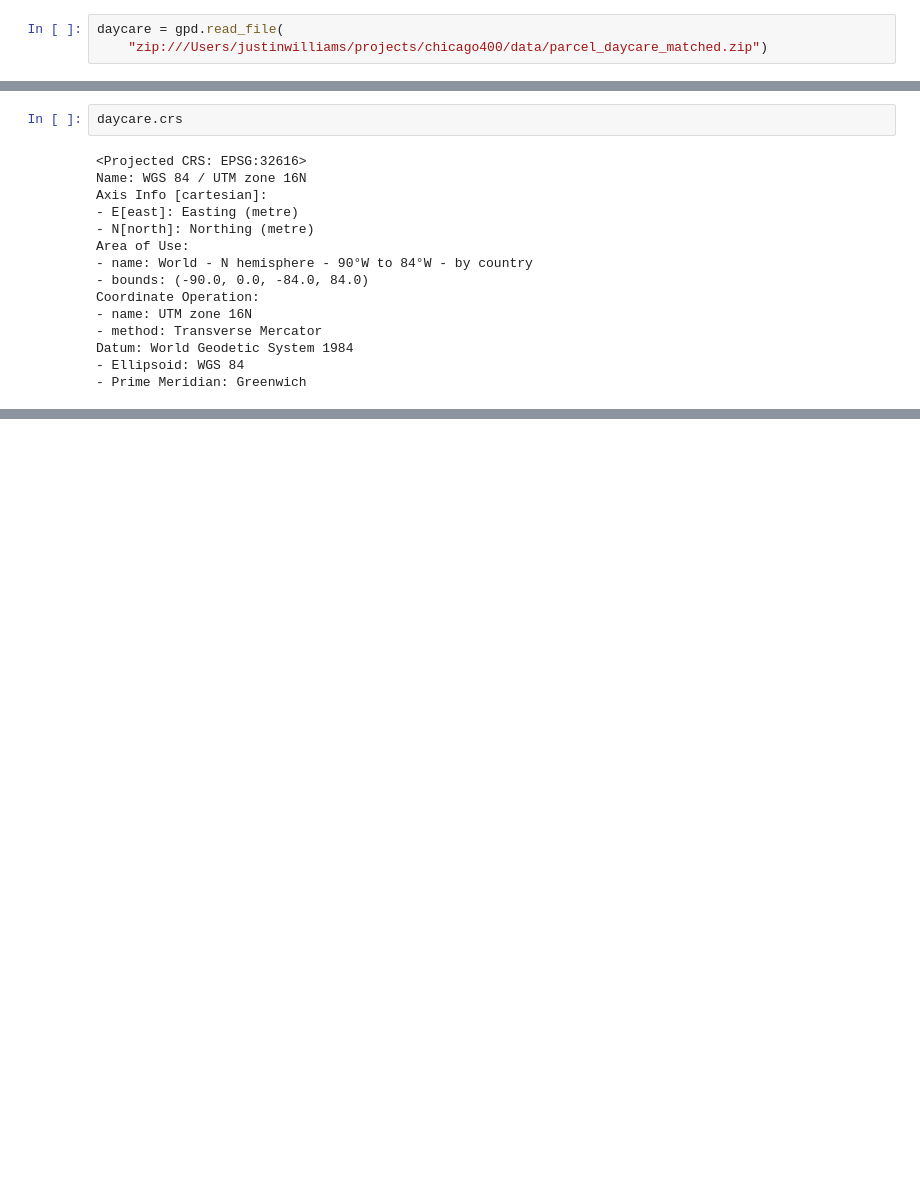
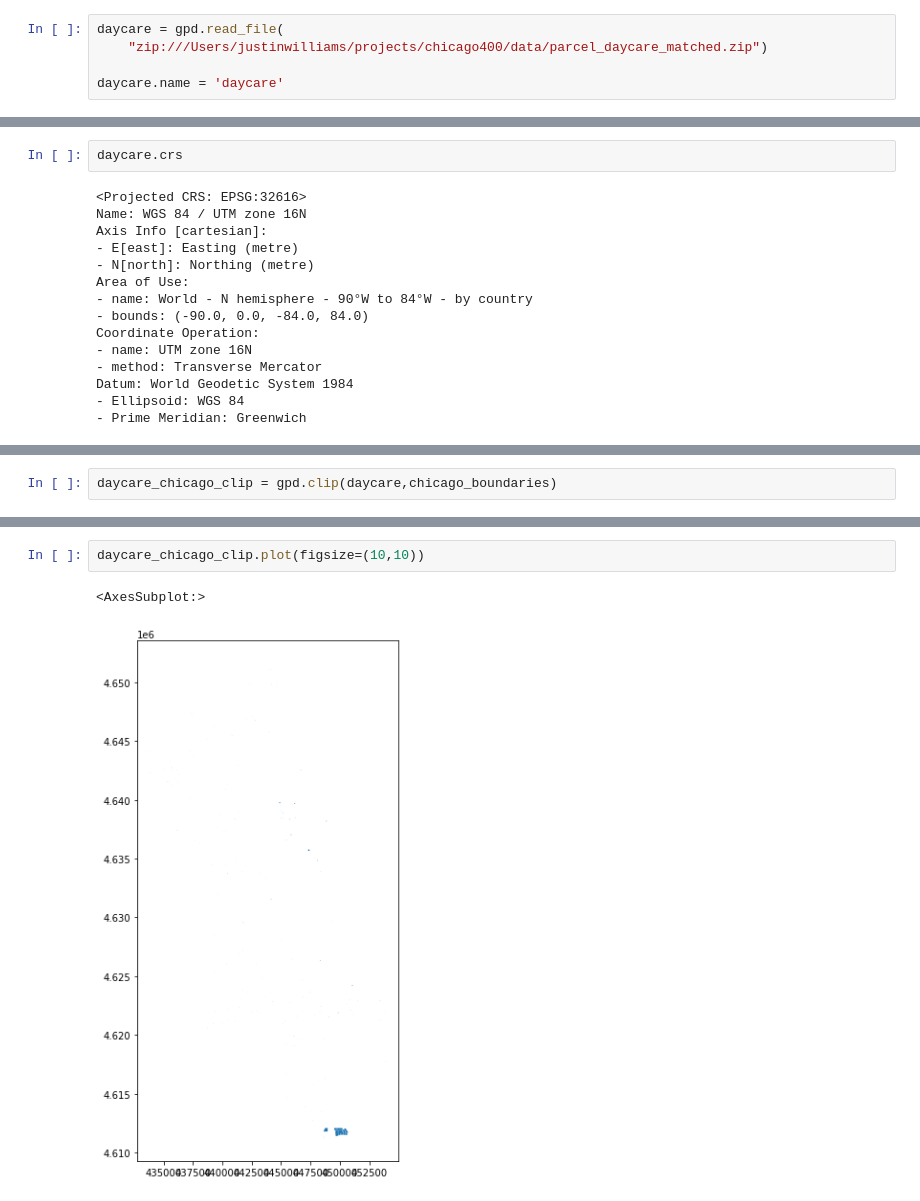
Before and after one commit to justinm0rgan/chicago400, a Jupyter notebook: data_gathering_chicago_400.ipynb, the cells around one changed output, grey strips where cells are left out. Cells and saved outputs as stored; diff of their text form; blank space fills up the shorter version.

```diff
--- a/data_gathering_chicago_400.ipynb
+++ b/data_gathering_chicago_400.ipynb
@@ -398,3 +451,5 @@ Datum: World Geodetic System 1984
 # %%
 daycare = gpd.read_file(
     "zip:///Users/justinwilliams/projects/chicago400/data/parcel_daycare_matched.zip")
+
+daycare.name = 'daycare'
@@ -456,0 +569,2 @@ I am thinking my next steps would be something of the following:
+# %%
+daycare_chicago_clip = gpd.clip(daycare,chicago_boundaries)
@@ -456,0 +579,5 @@ I am thinking my next steps would be something of the following:
+# %%
+daycare_chicago_clip.plot(figsize=(10,10))
+# %% [output]
+<AxesSubplot:>
+[figure, added]
```
Also changed, not shown: parts of 72 cells of this notebook.
